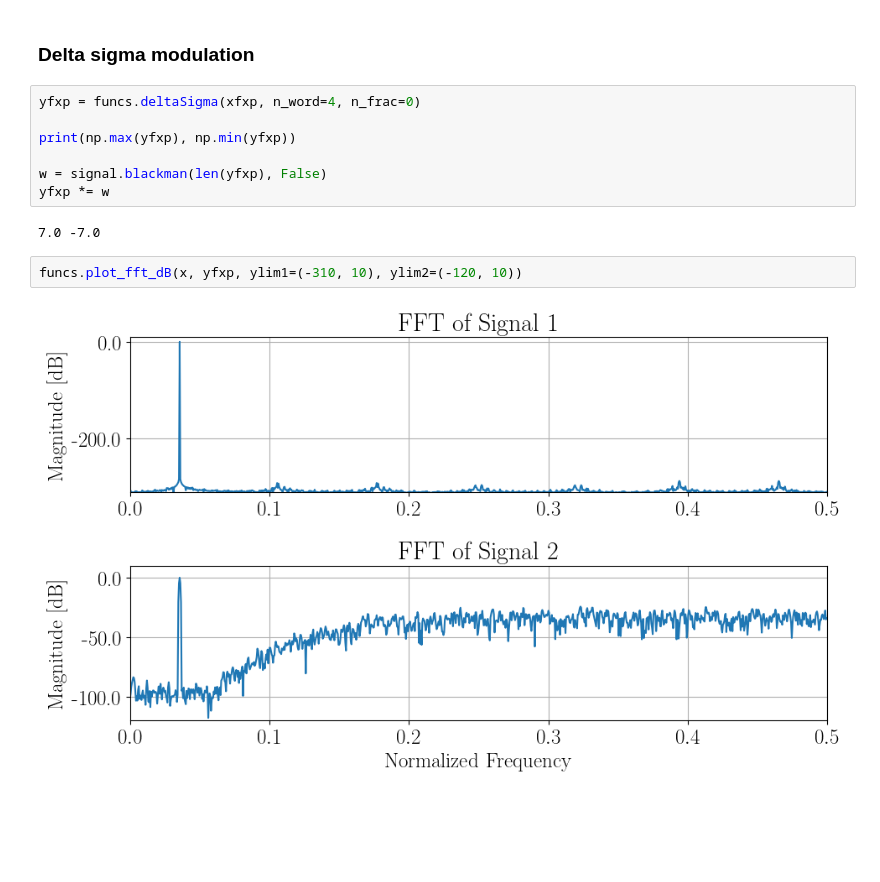
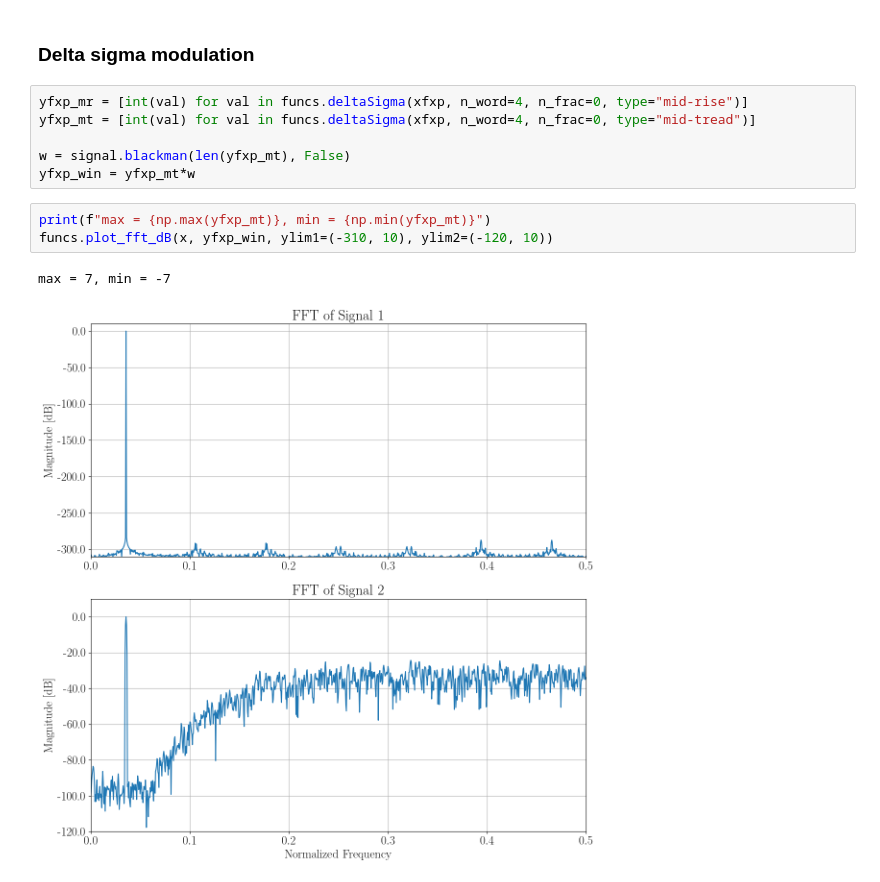
Before and after one commit to urosminoski/All-Digital-RF-Transmitter-in-FPGA-master-, a Jupyter notebook: sim/v1.4/python/jupyter/initStage.ipynb, the cells around one changed output. Drawn from its saved outputs; the diff is of its cells as text; blank space fills up the shorter version.

```diff
--- a/sim/v1.4/python/jupyter/initStage.ipynb
+++ b/sim/v1.4/python/jupyter/initStage.ipynb
@@ -35,15 +35,14 @@ funcs.plot_fft_dB(x, xfxp_, ylim1=(-310, 10), ylim2=(-120, 10))
 # %% [markdown]
 ### Delta sigma modulation
 # %%
-yfxp = funcs.deltaSigma(xfxp, n_word=4, n_frac=0)
+yfxp_mr = [int(val) for val in funcs.deltaSigma(xfxp, n_word=4, n_frac=0, type="mid-rise")]
+yfxp_mt = [int(val) for val in funcs.deltaSigma(xfxp, n_word=4, n_frac=0, type="mid-tread")]
 
-print(np.max(yfxp), np.min(yfxp))
-
-w = signal.blackman(len(yfxp), False)
-yfxp *= w
+w = signal.blackman(len(yfxp_mt), False)
+yfxp_win = yfxp_mt*w
-# %% [output]
-7.0 -7.0
 # %%
-funcs.plot_fft_dB(x, yfxp, ylim1=(-310, 10), ylim2=(-120, 10))
+print(f"max = {np.max(yfxp_mt)}, min = {np.min(yfxp_mt)}")
+funcs.plot_fft_dB(x, yfxp_win, ylim1=(-310, 10), ylim2=(-120, 10))
 # %% [output]
+max = 7, min = -7
-[figure, old version]
+[figure, new version]
```
Also changed, not shown: parts of 11 cells of this notebook, 5 other files.
